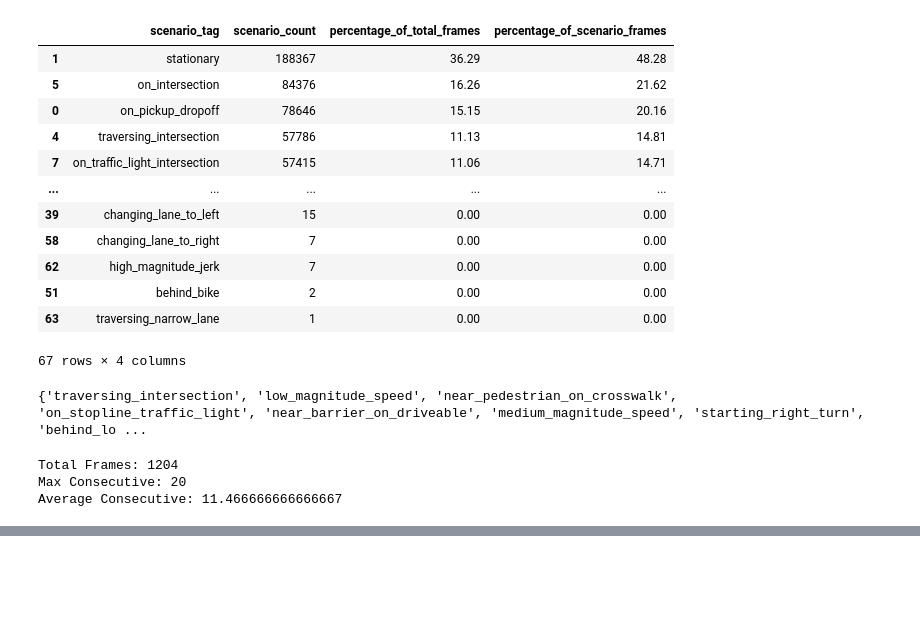
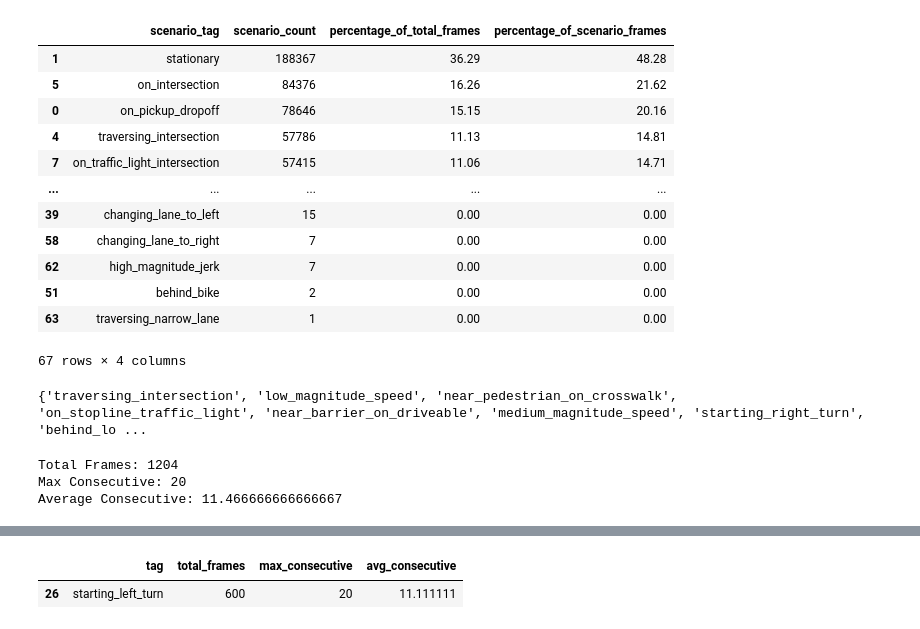
Before and after one commit to ZendarInc/nuplan-devkit, a Jupyter notebook: notebooks/nuplan_dataset.ipynb, the cells around one changed output, grey strips where cells are left out. Drawn from its saved outputs; the diff is of its cells as text; code cells hidden in the pictures; blank space fills up the shorter version.

```diff
--- a/notebooks/nuplan_dataset.ipynb
+++ b/notebooks/nuplan_dataset.ipynb
@@ -331,0 +389,6 @@ Average Consecutive: 11.466666666666667
+# %%
+left_turns = df[df["tag"] == "starting_left_turn"]
+left_turns
+# %% [output]
+|  | tag | total_frames | max_consecutive | avg_consecutive |
+| 26 | starting_left_turn | 600 | 20 | 11.111111 |
```
Also changed, not shown: parts of 3 cells of this notebook, 1 other file.
